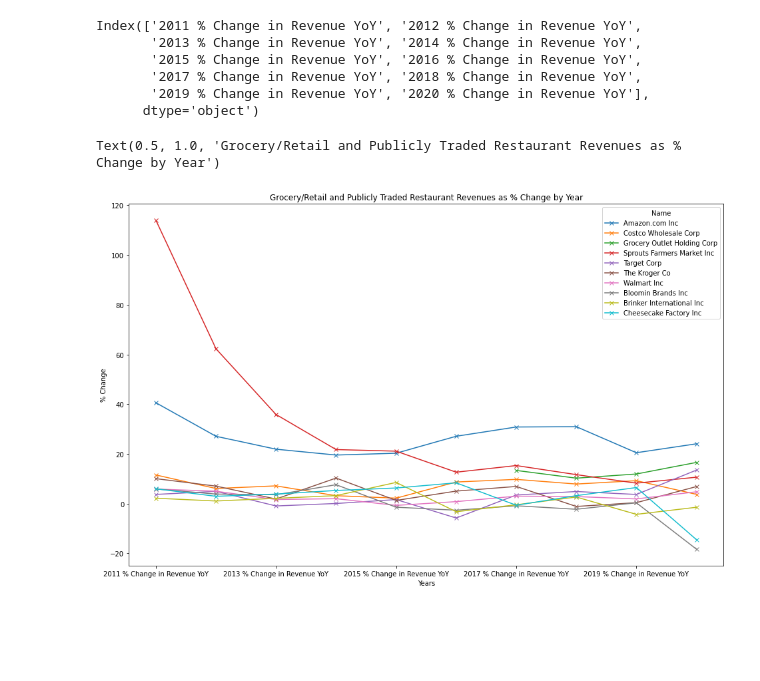
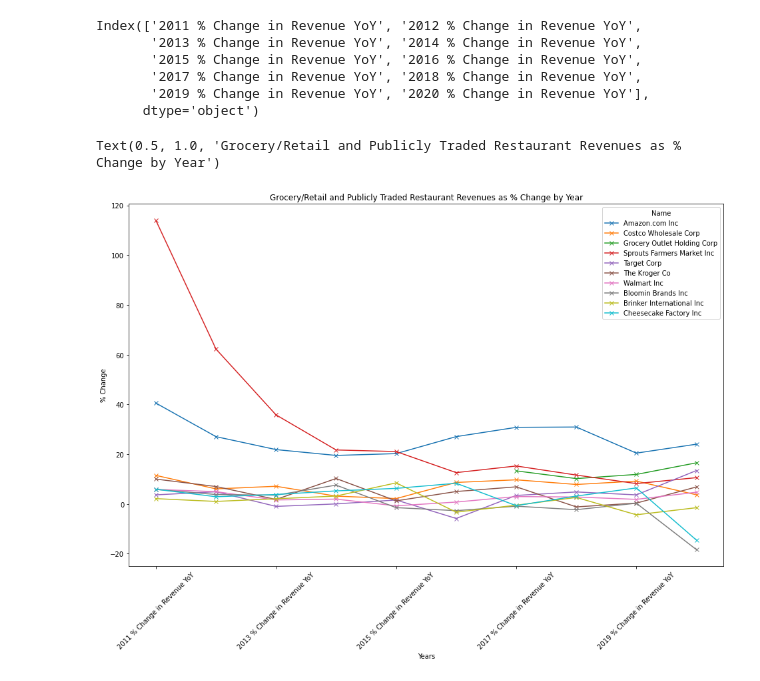
Before and after one commit to emmobley63/Project_1, a Jupyter notebook: grocery_data.ipynb, the cells around one changed output. Cells and saved outputs as stored; diff of their text form; code cells hidden in the pictures; blank space fills up the shorter version.

```diff
--- a/grocery_data.ipynb
+++ b/grocery_data.ipynb
@@ -189,9 +189,10 @@ Index(['2011 % Change in Revenue YoY', '2012 % Change in Revenue YoY',
 # %%
 lables=[]
 indexed_percent_change_df.transpose().plot(kind='line',marker='x',figsize = (16,10))
+plt.xticks(rotation=45)
 plt.xlabel("Years")
 plt.ylabel( "% Change")
 plt.title("Grocery/Retail and Publicly Traded Restaurant Revenues as % Change by Year")
 # %% [output]
 Text(0.5, 1.0, 'Grocery/Retail and Publicly Traded Restaurant Revenues as % Change by Year')
-[figure, old version]
+[figure, new version]
```
